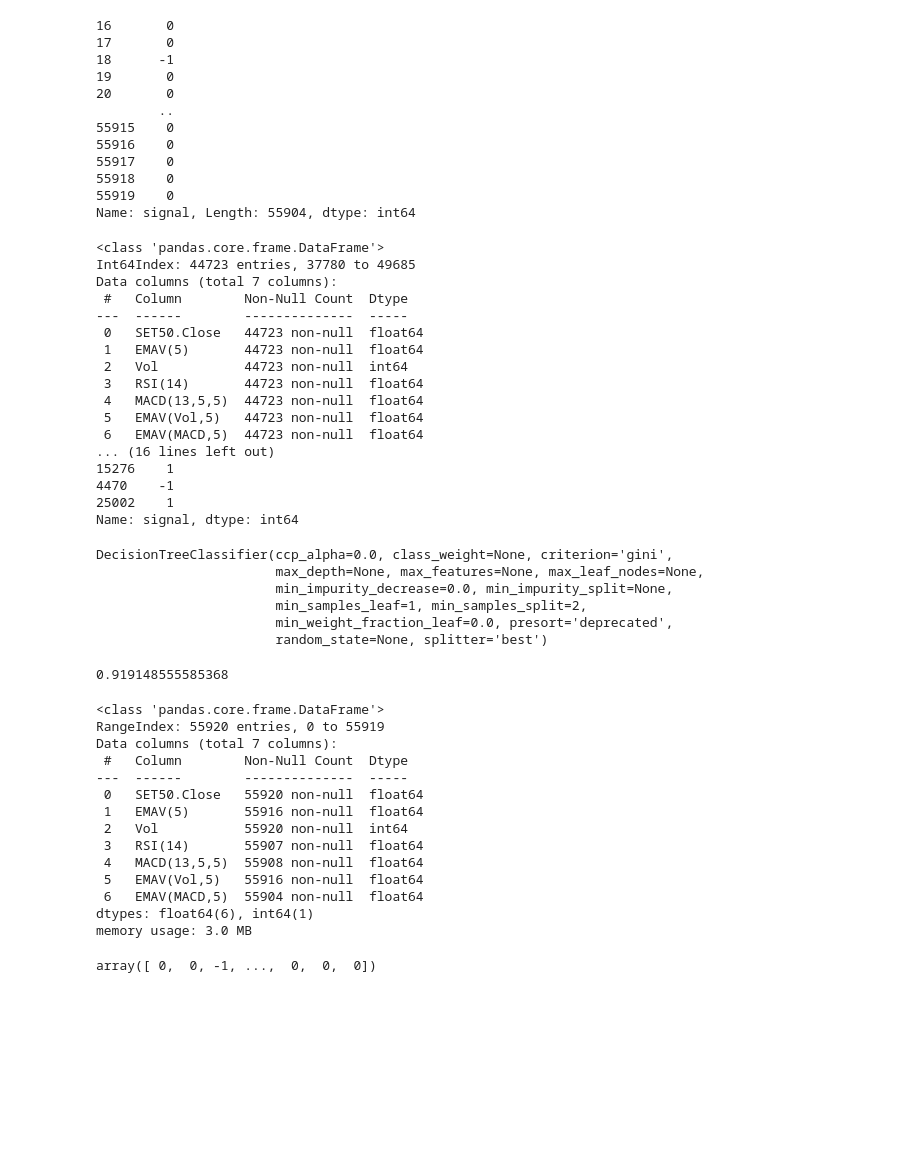
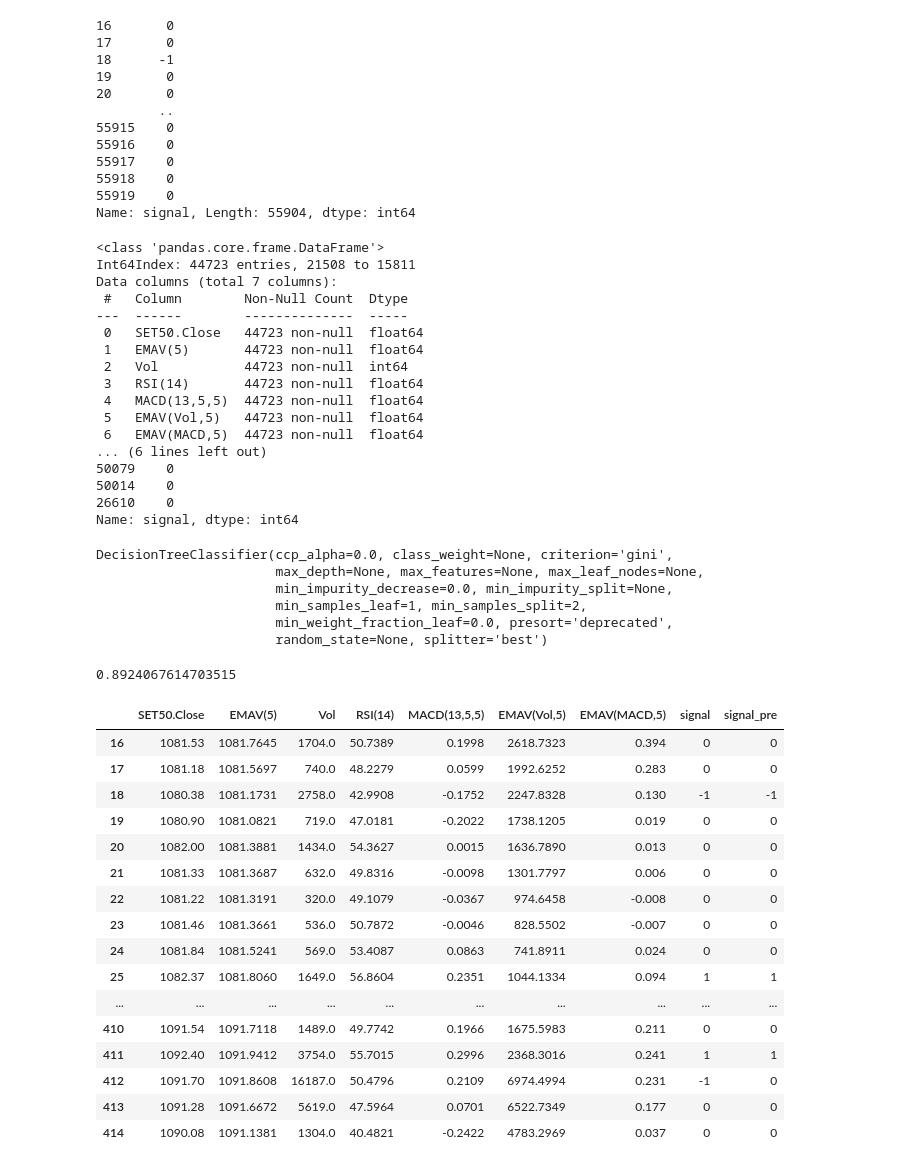
Before and after one commit to pakozaa/PJ63_CE18, a Jupyter notebook: ML_Stock_V.4_DecisionTree_model.ipynb, the cells around one changed output. Drawn from its saved outputs; the diff is of its cells as text; code cells hidden in the pictures; blank space fills up the shorter version.

```diff
--- a/ML_Stock_V.4_DecisionTree_model.ipynb
+++ b/ML_Stock_V.4_DecisionTree_model.ipynb
@@ -65,14 +65,17 @@ def signal(data,periods=16):
         if index >= periods:
             if row['Vol'] > row['EMAV(Vol,5)'] :
               if row['SET50.Close']>row['EMAV(5)']:
-                  signal=1
+
                   if row['MACD(13,5,5)']>row['EMAV(MACD,5)'] and row['RSI(14)']<70:
                     signal=1
+                  else:
+                    signal=0
+              if row['SET50.Close']<row['EMAV(5)']:
 
-              if row['SET50.Close']<row['EMAV(5)']:
-                signal=-1
                 if row['MACD(13,5,5)']<row['EMAV(MACD,5)'] and row['RSI(14)']>30:
                   signal=-1
+                else :
+                  signal=0
             else:
               signal=0
             data.at[index, 'signal']= signal
@@ -80,7 +83,8 @@ def signal(data,periods=16):
 
   return data
 # %%
-data_new=signal(data)
+data_new=data
+data_new=signal(data_new)
 data_new.head(50)
 
 data=data.astype(float)
@@ -108,16 +112,16 @@ data_Y
 Name: signal, Length: 55904, dtype: int64
 # %%
 from sklearn.tree import DecisionTreeClassifier
-train_X, test_X, train_y,test_y = train_test_split(data_X,data_Y,test_size=0.20)
+train_X, test_X, train_y,test_y = train_test_split(data_X,data_Y,test_size=0.20, random_state=42)
 print(train_X.info())
 print("=====================================")
-print(train_y.head(15))
+print(train_y.head())
 
 DecisionTree = DecisionTreeClassifier()
 DecisionTree.fit(train_X, train_y)
 # %% [output]
 <class 'pandas.core.frame.DataFrame'>
-Int64Index: 44723 entries, 37780 to 49685
+Int64Index: 44723 entries, 21508 to 15811
 Data columns (total 7 columns):
  #   Column        Non-Null Count  Dtype
 ---  ------        --------------  -----
@@ -128,10 +132,10 @@ Data columns (total 7 columns):
  4   MACD(13,5,5)  44723 non-null  float64
  5   EMAV(Vol,5)   44723 non-null  float64
  6   EMAV(MACD,5)  44723 non-null  float64
-... (16 lines left out)
-15276    1
-4470    -1
-25002    1
+... (6 lines left out)
+50079    0
+50014    0
+26610    0
 Name: signal, dtype: int64
 DecisionTreeClassifier(ccp_alpha=0.0, class_weight=None, criterion='gini',
                        max_depth=None, max_features=None, max_leaf_nodes=None,
@@ -146,28 +150,33 @@ from sklearn import metrics
 accuracy=metrics.accuracy_score(test_y,y_predict)
 accuracy
 # %% [output]
-0.919148555585368
+0.8924067614703515
 # %%
 used_features = ['SET50.Close','EMAV(5)','Vol','EMAV(Vol,5)','MACD(13,5,5)','EMAV(MACD,5)','RSI(14)']
 data = pd.read_excel("/content/drive/My Drive/Set50_20190314_20200820_1minute (1).xlsx",usecols =used_features)
-data.info()
+#data.info()
 data=data.astype(float)
 data=data.dropna()
 data_predict=DecisionTree.predict(data)
-data_predict[:]
+data=signal(data)
+data['signal_pre']=data_predict
-# %% [output]
-<class 'pandas.core.frame.DataFrame'>
-RangeIndex: 55920 entries, 0 to 55919
-Data columns (total 7 columns):
- #   Column        Non-Null Count  Dtype
----  ------        --------------  -----
- 0   SET50.Close   55920 non-null  float64
- 1   EMAV(5)       55916 non-null  float64
- 2   Vol           55920 non-null  int64
- 3   RSI(14)       55907 non-null  float64
- 4   MACD(13,5,5)  55908 non-null  float64
- 5   EMAV(Vol,5)   55916 non-null  float64
- 6   EMAV(MACD,5)  55904 non-null  float64
-dtypes: float64(6), int64(1)
-memory usage: 3.0 MB
-array([ 0,  0, -1, ...,  0,  0,  0])
+# %%
+data.head(600)
+# %% [output]
+|  | SET50.Close | EMAV(5) | Vol | RSI(14) | MACD(13,5,5) | EMAV(Vol,5) | EMAV(MACD,5) | signal | signal_pre |
+| 16 | 1081.53 | 1081.7645 | 1704.0 | 50.7389 | 0.1998 | 2618.7323 | 0.394 | 0 | 0 |
+| 17 | 1081.18 | 1081.5697 | 740.0 | 48.2279 | 0.0599 | 1992.6252 | 0.283 | 0 | 0 |
+| 18 | 1080.38 | 1081.1731 | 2758.0 | 42.9908 | -0.1752 | 2247.8328 | 0.130 | -1 | -1 |
+| 19 | 1080.90 | 1081.0821 | 719.0 | 47.0181 | -0.2022 | 1738.1205 | 0.019 | 0 | 0 |
+| 20 | 1082.00 | 1081.3881 | 1434.0 | 54.3627 | 0.0015 | 1636.7890 | 0.013 | 0 | 0 |
+| 21 | 1081.33 | 1081.3687 | 632.0 | 49.8316 | -0.0098 | 1301.7797 | 0.006 | 0 | 0 |
+| 22 | 1081.22 | 1081.3191 | 320.0 | 49.1079 | -0.0367 | 974.6458 | -0.008 | 0 | 0 |
+| 23 | 1081.46 | 1081.3661 | 536.0 | 50.7872 | -0.0046 | 828.5502 | -0.007 | 0 | 0 |
+| 24 | 1081.84 | 1081.5241 | 569.0 | 53.4087 | 0.0863 | 741.8911 | 0.024 | 0 | 0 |
+| 25 | 1082.37 | 1081.8060 | 1649.0 | 56.8604 | 0.2351 | 1044.1334 | 0.094 | 1 | 1 |
+| ... | ... | ... | ... | ... | ... | ... | ... | ... | ... |
+| 410 | 1091.54 | 1091.7118 | 1489.0 | 49.7742 | 0.1966 | 1675.5983 | 0.211 | 0 | 0 |
+| 411 | 1092.40 | 1091.9412 | 3754.0 | 55.7015 | 0.2996 | 2368.3016 | 0.241 | 1 | 1 |
+| 412 | 1091.70 | 1091.8608 | 16187.0 | 50.4796 | 0.2109 | 6974.4994 | 0.231 | -1 | 0 |
+| 413 | 1091.28 | 1091.6672 | 5619.0 | 47.5964 | 0.0701 | 6522.7349 | 0.177 | 0 | 0 |
+| 414 | 1090.08 | 1091.1381 | 1304.0 | 40.4821 | -0.2422 | 4783.2969 | 0.037 | 0 | 0 |
```
